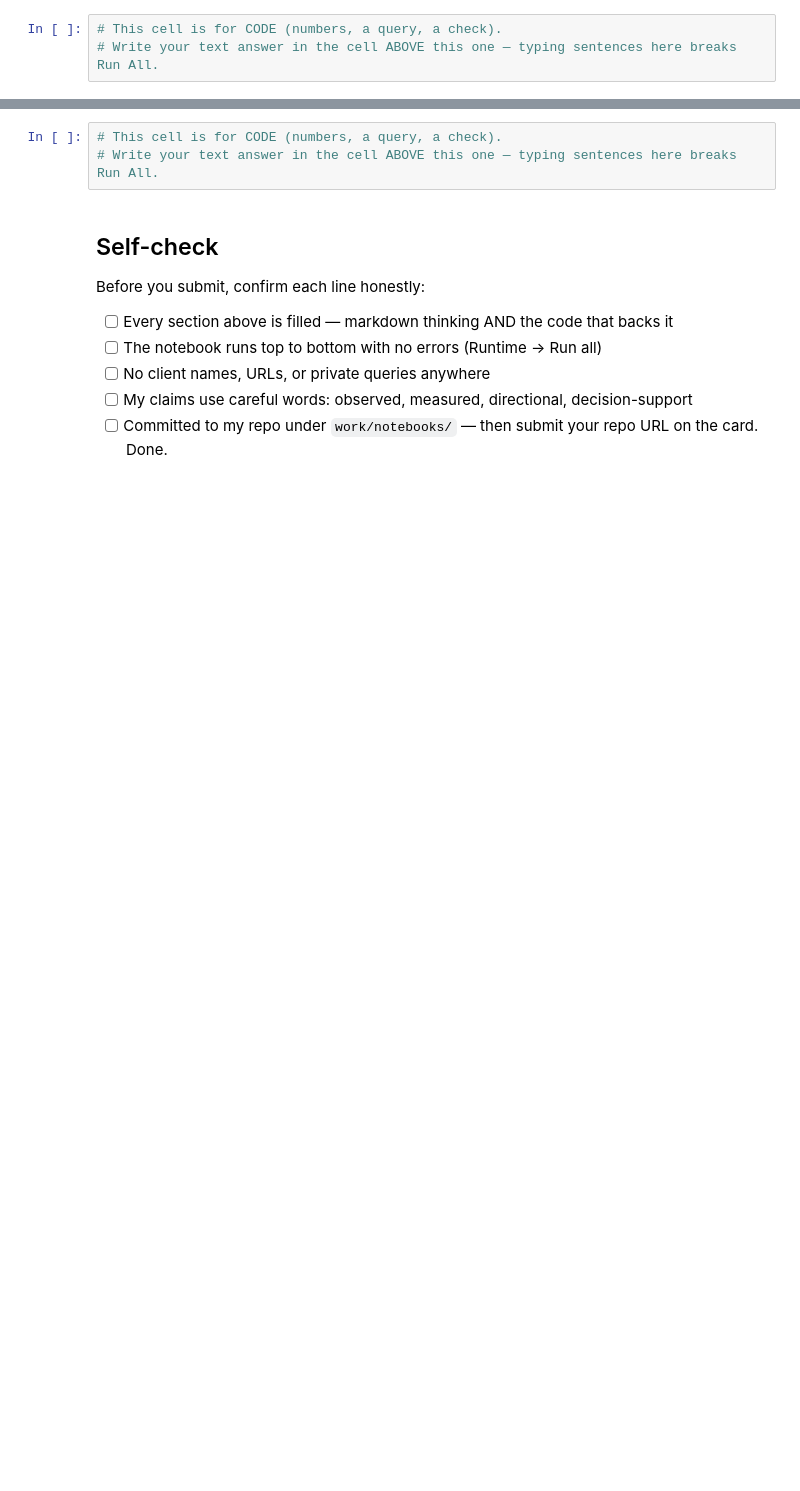
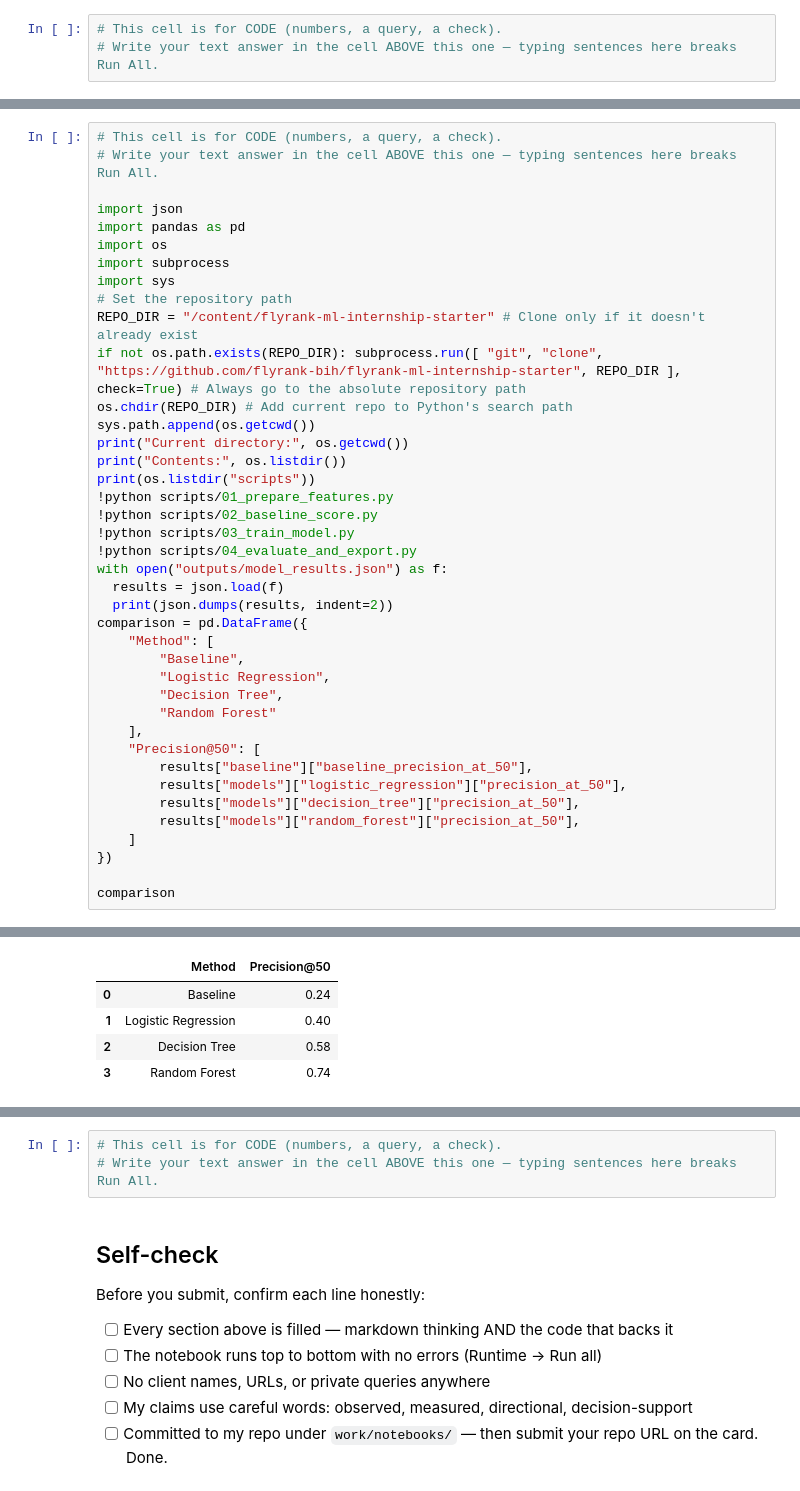
Before and after one commit to k9Sx3CC/01_first_look_and_discovery.ipynb, a Jupyter notebook: work/notebooks/w06_validation_audit.ipynb, the cells around one changed output, grey strips where cells are left out. Cells and saved outputs as stored; diff of their text form; blank space fills up the shorter version.

```diff
--- a/work/notebooks/w06_validation_audit.ipynb
+++ b/work/notebooks/w06_validation_audit.ipynb
@@ -19,0 +44,41 @@ This skeleton is yours to fill. Work the sections **in order** — each one has
+# %%
+# This cell is for CODE (numbers, a query, a check).
+# Write your text answer in the cell ABOVE this one — typing sentences here breaks Run All.
+
+import json
+import pandas as pd
+import os
+import subprocess
+import sys
+# Set the repository path
+REPO_DIR = "/content/flyrank-ml-internship-starter" # Clone only if it doesn't already exist
+if not os.path.exists(REPO_DIR): subprocess.run([ "git", "clone", "https://github.com/flyrank-bih/flyrank-ml-internship-starter", REPO_DIR ], check=True) # Always go to the absolute repository path
+os.chdir(REPO_DIR) # Add current repo to Python's search path
+sys.path.append(os.getcwd())
+print("Current directory:", os.getcwd())
+print("Contents:", os.listdir())
+print(os.listdir("scripts"))
+!python scripts/01_prepare_features.py
+!python scripts/02_baseline_score.py
+!python scripts/03_train_model.py
+!python scripts/04_evaluate_and_export.py
+with open("outputs/model_results.json") as f:
+  results = json.load(f)
+  print(json.dumps(results, indent=2))
+comparison = pd.DataFrame({
+    "Method": [
+        "Baseline",
+        "Logistic Regression",
+        "Decision Tree",
+        "Random Forest"
+    ],
+    "Precision@50": [
+        results["baseline"]["baseline_precision_at_50"],
+        results["models"]["logistic_regression"]["precision_at_50"],
+        results["models"]["decision_tree"]["precision_at_50"],
+        results["models"]["random_forest"]["precision_at_50"],
+    ]
+})
+
+comparison
+# %% [output]
@@ -19,0 +102,5 @@ This skeleton is yours to fill. Work the sections **in order** — each one has
+|  | Method | Precision@50 |
+| 0 | Baseline | 0.24 |
+| 1 | Logistic Regression | 0.40 |
+| 2 | Decision Tree | 0.58 |
+| 3 | Random Forest | 0.74 |
```
Also changed, not shown: parts of 11 cells of this notebook.
